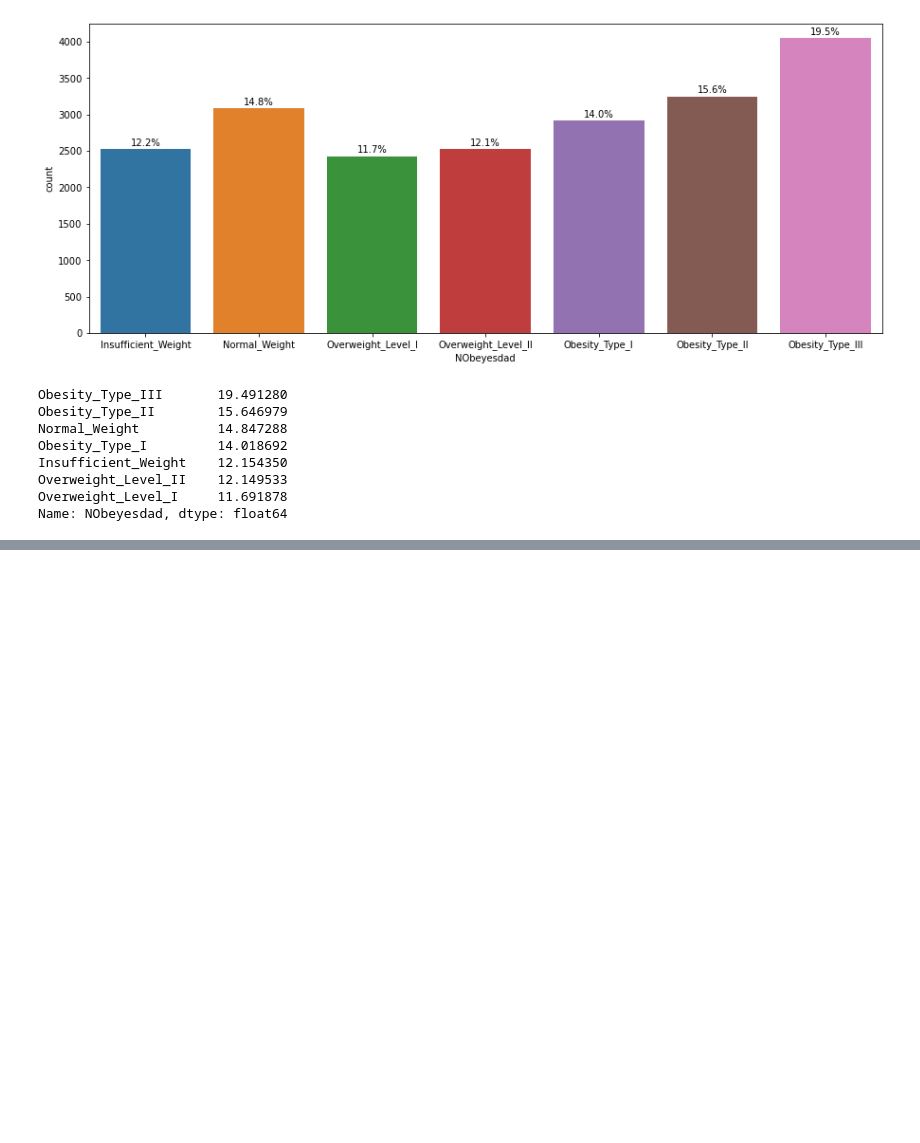
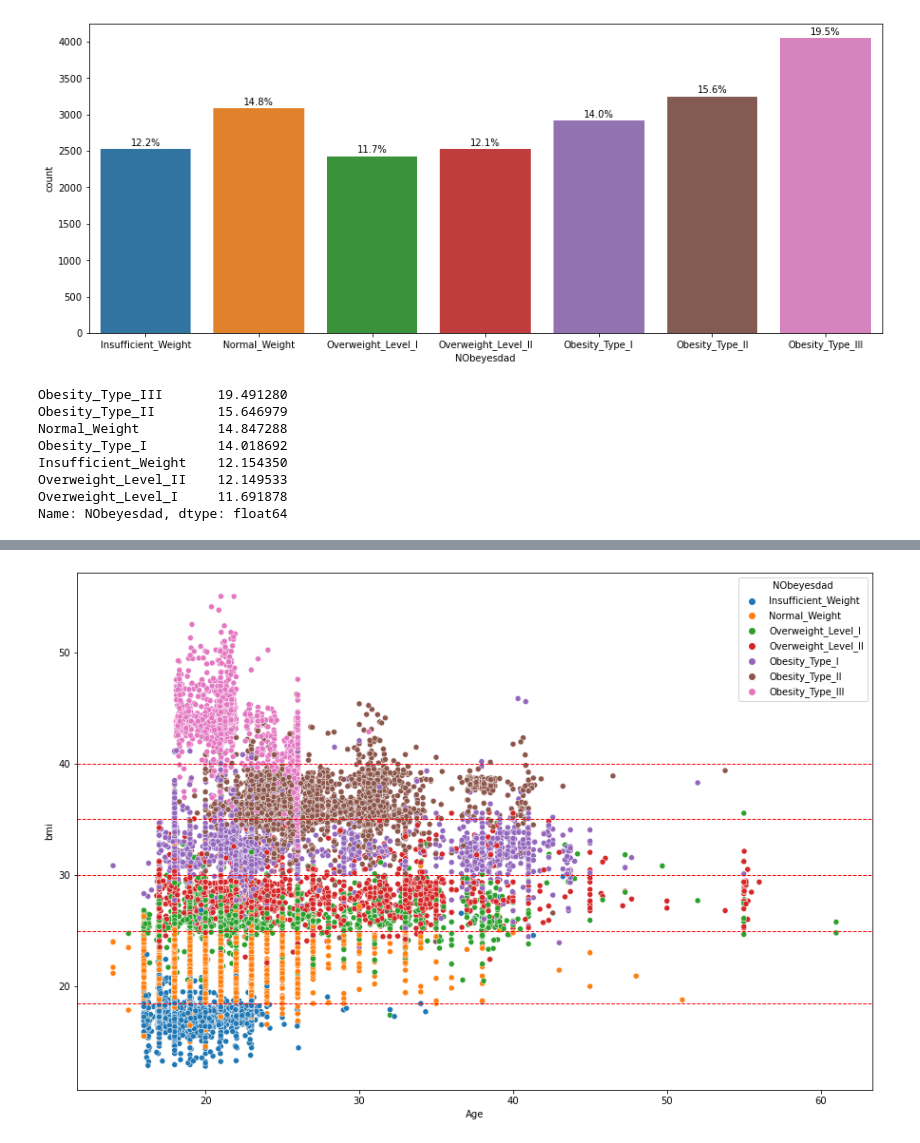
Before and after one commit to songye38/DAStudy, a Jupyter notebook: HYEWON/Prediction_of_Obesity_Risk_EDA.ipynb, the cells around one changed output, grey strips where cells are left out. Cells and saved outputs as stored; diff of their text form; code cells hidden in the pictures; blank space fills up the shorter version.

```diff
--- a/HYEWON/Prediction_of_Obesity_Risk_EDA.ipynb
+++ b/HYEWON/Prediction_of_Obesity_Risk_EDA.ipynb
@@ -193,0 +226,8 @@ AttributeError: 'numpy.ndarray' object has no attribute 'split'
+# %%
+plt.figure(figsize=(15,10))
+sns.scatterplot(data=df, x="Age", y="bmi", hue="NObeyesdad")
+
+for bin in bins[1:-1]:
+    plt.axhline(y=bin, color = 'red', linestyle ='--', linewidth=1)
+# %% [output]
+[figure, added]
```
Also changed, not shown: parts of 30 cells of this notebook.
